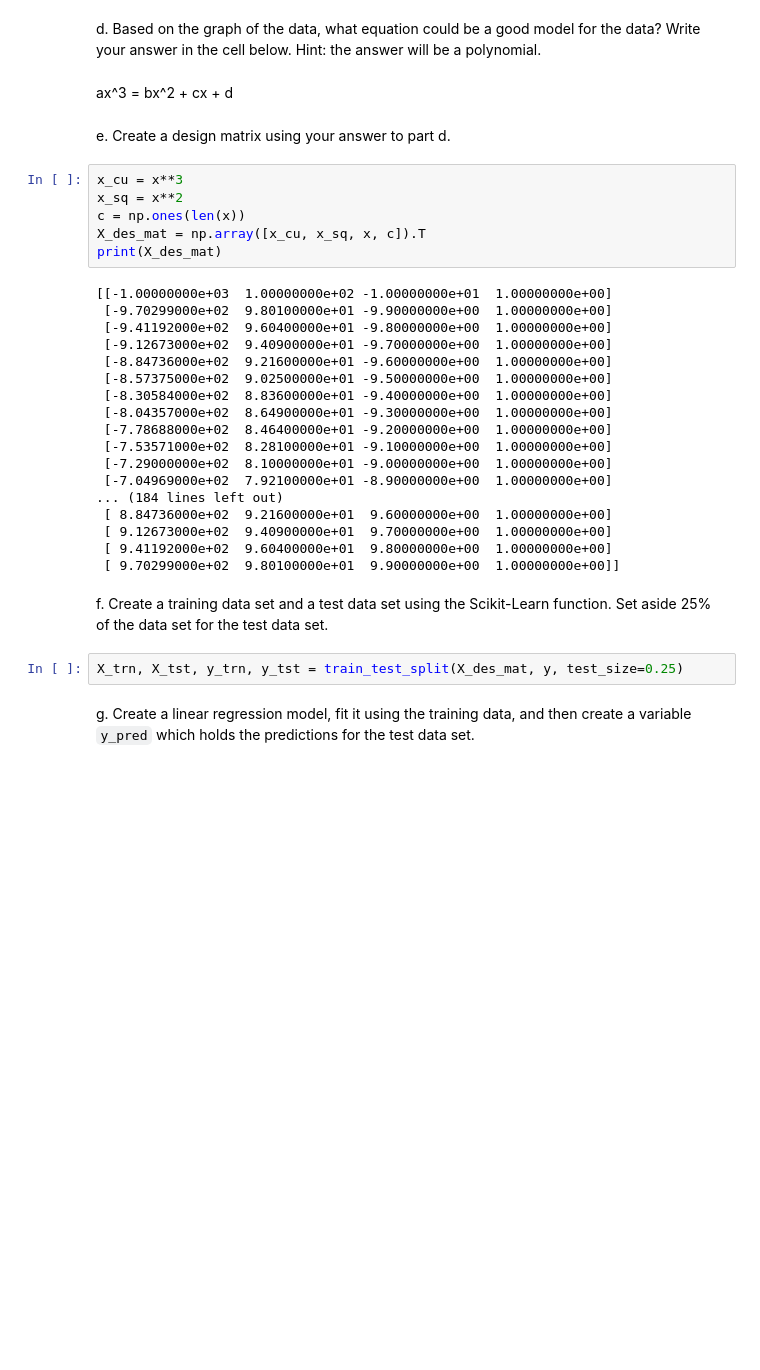
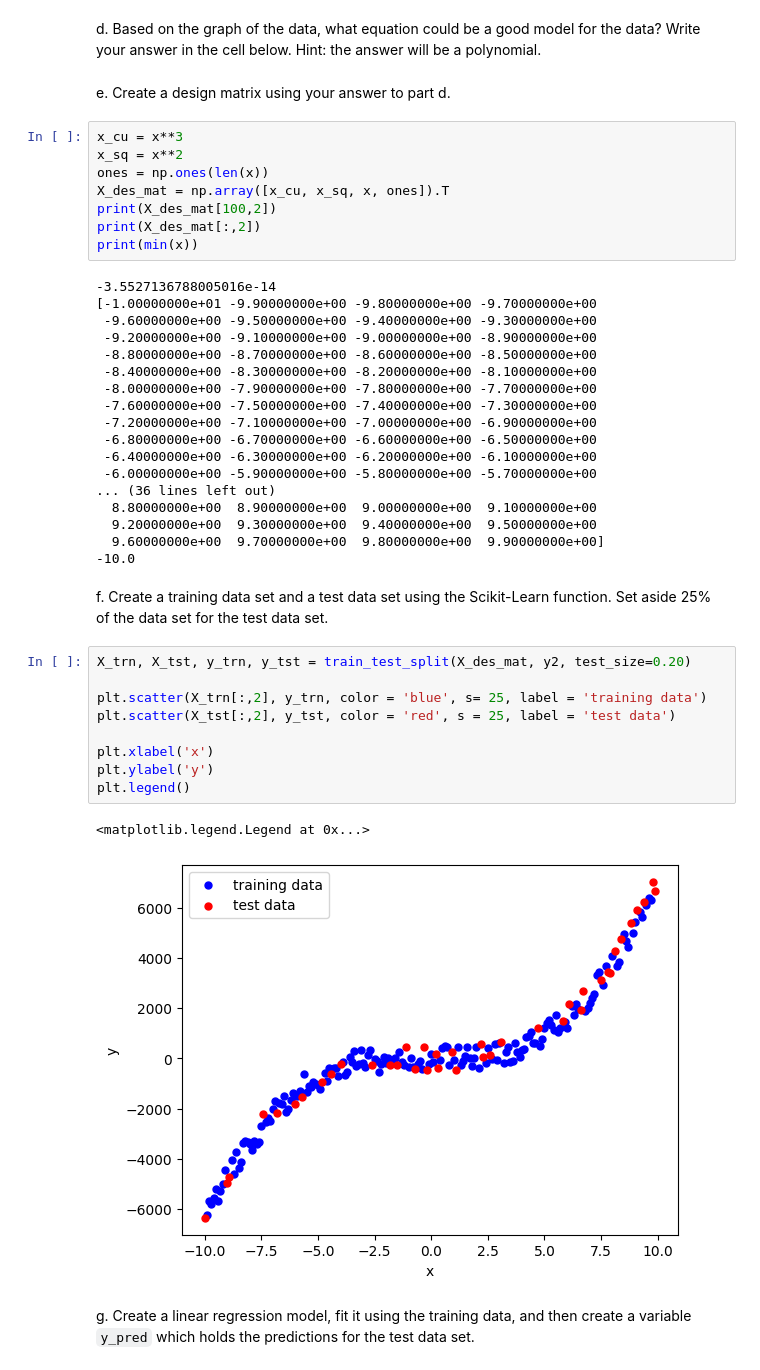
Before and after one commit to WizardOfPitty/Computational-Methods-in-Physics, a Jupyter notebook: Machine_Learning_Workflow/0_1_machine_learning_workflow.ipynb, the cells around one changed output. Drawn from its saved outputs; the diff is of its cells as text; blank space fills up the shorter version.

```diff
--- a/Machine_Learning_Workflow/0_1_machine_learning_workflow.ipynb
+++ b/Machine_Learning_Workflow/0_1_machine_learning_workflow.ipynb
@@ -587,38 +578,48 @@ Text(0, 0.5, 'y')
 [figure]
 # %% [markdown]
 d. Based on the graph of the data, what equation could be a good model for the data?  Write your answer in the cell below.  Hint: the answer will be a polynomial.
-# %% [markdown]
-ax^3 = bx^2 + cx + d
 # %% [markdown]
 e. Create a design matrix using your answer to part d.
 # %%
 x_cu = x**3
 x_sq = x**2
-c = np.ones(len(x))
-X_des_mat = np.array([x_cu, x_sq, x, c]).T
-print(X_des_mat)
+ones = np.ones(len(x))
+X_des_mat = np.array([x_cu, x_sq, x, ones]).T
+print(X_des_mat[100,2])
+print(X_des_mat[:,2])
+print(min(x))
 # %% [output]
-[[-1.00000000e+03  1.00000000e+02 -1.00000000e+01  1.00000000e+00]
- [-9.70299000e+02  9.80100000e+01 -9.90000000e+00  1.00000000e+00]
- [-9.41192000e+02  9.60400000e+01 -9.80000000e+00  1.00000000e+00]
- [-9.12673000e+02  9.40900000e+01 -9.70000000e+00  1.00000000e+00]
- [-8.84736000e+02  9.21600000e+01 -9.60000000e+00  1.00000000e+00]
- [-8.57375000e+02  9.02500000e+01 -9.50000000e+00  1.00000000e+00]
- [-8.30584000e+02  8.83600000e+01 -9.40000000e+00  1.00000000e+00]
- [-8.04357000e+02  8.64900000e+01 -9.30000000e+00  1.00000000e+00]
- [-7.78688000e+02  8.46400000e+01 -9.20000000e+00  1.00000000e+00]
- [-7.53571000e+02  8.28100000e+01 -9.10000000e+00  1.00000000e+00]
- [-7.29000000e+02  8.10000000e+01 -9.00000000e+00  1.00000000e+00]
- [-7.04969000e+02  7.92100000e+01 -8.90000000e+00  1.00000000e+00]
-... (184 lines left out)
- [ 8.84736000e+02  9.21600000e+01  9.60000000e+00  1.00000000e+00]
- [ 9.12673000e+02  9.40900000e+01  9.70000000e+00  1.00000000e+00]
- [ 9.41192000e+02  9.60400000e+01  9.80000000e+00  1.00000000e+00]
- [ 9.70299000e+02  9.80100000e+01  9.90000000e+00  1.00000000e+00]]
+-3.5527136788005016e-14
+[-1.00000000e+01 -9.90000000e+00 -9.80000000e+00 -9.70000000e+00
+ -9.60000000e+00 -9.50000000e+00 -9.40000000e+00 -9.30000000e+00
+ -9.20000000e+00 -9.10000000e+00 -9.00000000e+00 -8.90000000e+00
+ -8.80000000e+00 -8.70000000e+00 -8.60000000e+00 -8.50000000e+00
+ -8.40000000e+00 -8.30000000e+00 -8.20000000e+00 -8.10000000e+00
+ -8.00000000e+00 -7.90000000e+00 -7.80000000e+00 -7.70000000e+00
+ -7.60000000e+00 -7.50000000e+00 -7.40000000e+00 -7.30000000e+00
+ -7.20000000e+00 -7.10000000e+00 -7.00000000e+00 -6.90000000e+00
+ -6.80000000e+00 -6.70000000e+00 -6.60000000e+00 -6.50000000e+00
+ -6.40000000e+00 -6.30000000e+00 -6.20000000e+00 -6.10000000e+00
+ -6.00000000e+00 -5.90000000e+00 -5.80000000e+00 -5.70000000e+00
+... (36 lines left out)
+  8.80000000e+00  8.90000000e+00  9.00000000e+00  9.10000000e+00
+  9.20000000e+00  9.30000000e+00  9.40000000e+00  9.50000000e+00
+  9.60000000e+00  9.70000000e+00  9.80000000e+00  9.90000000e+00]
+-10.0
 # %% [markdown]
 f. Create a training data set and a test data set using the Scikit-Learn function.  Set aside 25% of the data set for the test data set.
-# %%
-X_trn, X_tst, y_trn, y_tst = train_test_split(X_des_mat, y, test_size=0.25)
+# %%
+X_trn, X_tst, y_trn, y_tst = train_test_split(X_des_mat, y2, test_size=0.20)
+
+plt.scatter(X_trn[:,2], y_trn, color = 'blue', s= 25, label = 'training data')
+plt.scatter(X_tst[:,2], y_tst, color = 'red', s = 25, label = 'test data')
+
+plt.xlabel('x')
+plt.ylabel('y')
+plt.legend()
+# %% [output]
+<matplotlib.legend.Legend at 0x...>
+[figure, added]
 # %% [markdown]
 g. Create a linear regression model, fit it using the training data, and then create a variable `y_pred` which holds the predictions for the test data set.
 # %%
```
Also changed, not shown: parts of 24 cells of this notebook.
